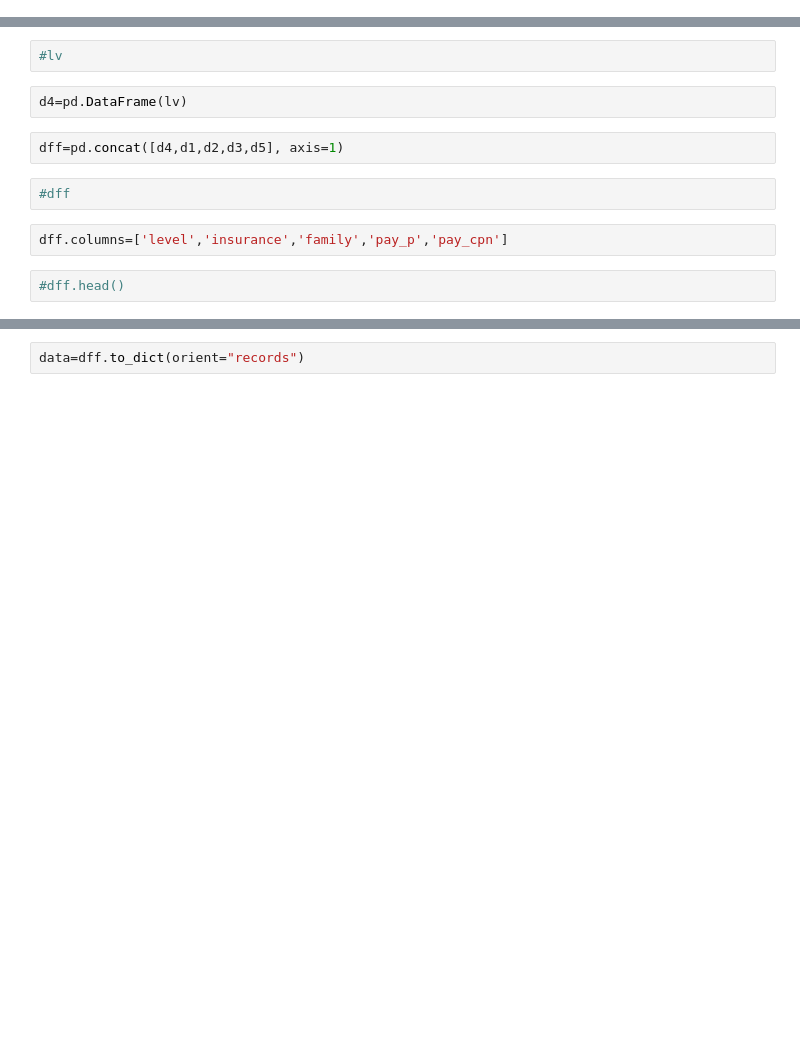
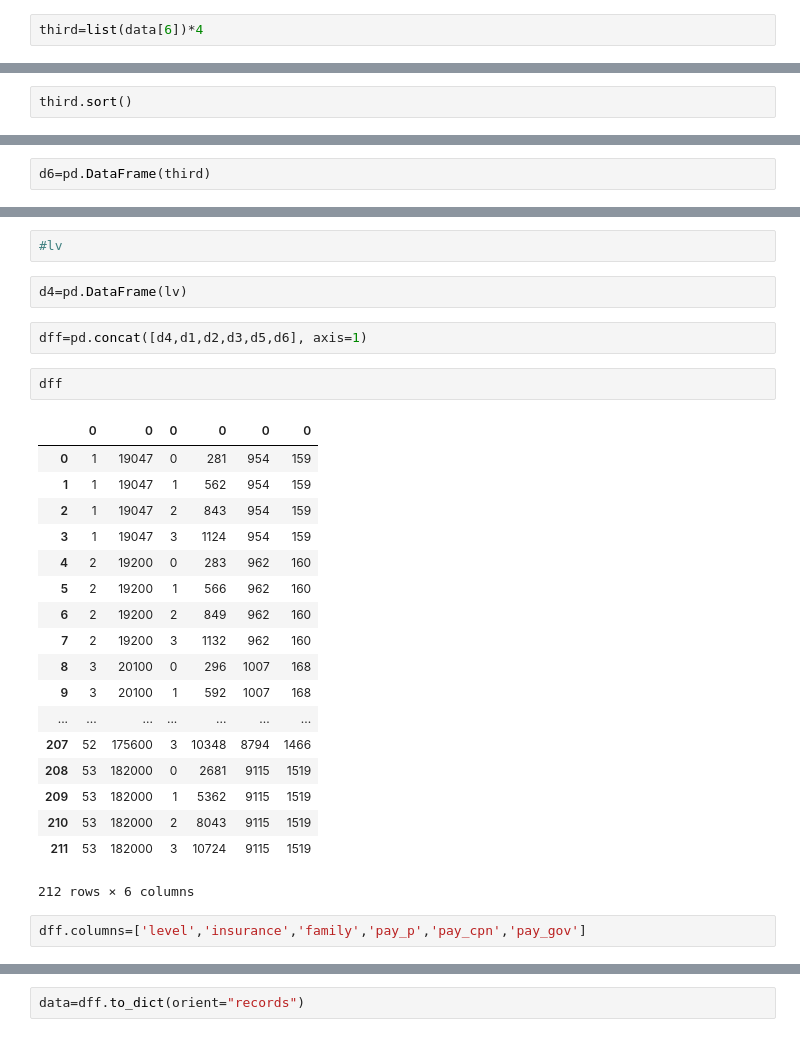
Before and after one commit to c3h3/AG101, a Jupyter notebook: examples/Mongo/NHI1.ipynb, the cells around one changed output, grey strips where cells are left out. Cells and saved outputs as stored; diff of their text form; blank space fills up the shorter version.

```diff
--- a/examples/Mongo/NHI1.ipynb
+++ b/examples/Mongo/NHI1.ipynb
@@ -60,10 +67,16 @@ mylst.sort()
 #mylst
 # %%
 sec=list(data[5])*4
+# %%
+third=list(data[6])*4
 # %%
 sec.sort()
+# %%
+third.sort()
 # %%
 d5=pd.DataFrame(sec)
+# %%
+d6=pd.DataFrame(third)
 # %%
 rss=(range(4)*53)
 #rss
@@ -82,10 +95,27 @@ lv.sort()
 # %%
 d4=pd.DataFrame(lv)
 # %%
-dff=pd.concat([d4,d1,d2,d3,d5], axis=1)
+dff=pd.concat([d4,d1,d2,d3,d5,d6], axis=1)
-# %%
-#dff
+# %%
+dff
+# %% [output]
+|  | 0 | 0 | 0 | 0 | 0 | 0 |
+| 0 | 1 | 19047 | 0 | 281 | 954 | 159 |
+| 1 | 1 | 19047 | 1 | 562 | 954 | 159 |
+| 2 | 1 | 19047 | 2 | 843 | 954 | 159 |
+| 3 | 1 | 19047 | 3 | 1124 | 954 | 159 |
+| 4 | 2 | 19200 | 0 | 283 | 962 | 160 |
+| 5 | 2 | 19200 | 1 | 566 | 962 | 160 |
+| 6 | 2 | 19200 | 2 | 849 | 962 | 160 |
+| 7 | 2 | 19200 | 3 | 1132 | 962 | 160 |
+| 8 | 3 | 20100 | 0 | 296 | 1007 | 168 |
+| 9 | 3 | 20100 | 1 | 592 | 1007 | 168 |
+| ... | ... | ... | ... | ... | ... | ... |
+| 207 | 52 | 175600 | 3 | 10348 | 8794 | 1466 |
+| 208 | 53 | 182000 | 0 | 2681 | 9115 | 1519 |
+| 209 | 53 | 182000 | 1 | 5362 | 9115 | 1519 |
+| 210 | 53 | 182000 | 2 | 8043 | 9115 | 1519 |
+| 211 | 53 | 182000 | 3 | 10724 | 9115 | 1519 |
+212 rows × 6 columns
 # %%
-dff.columns=['level','insurance','family','pay_p','pay_cpn']
+dff.columns=['level','insurance','family','pay_p','pay_cpn','pay_gov']
-# %%
-#dff.head()
```
Also changed, not shown: parts of 8 cells of this notebook, 3 other files.
